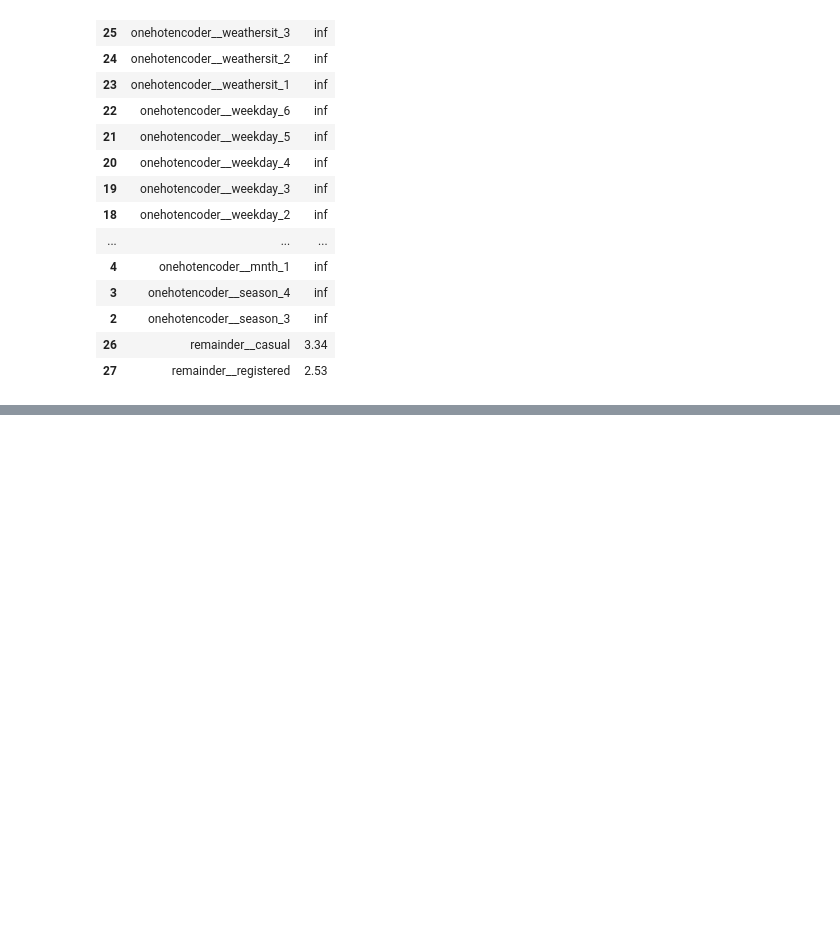
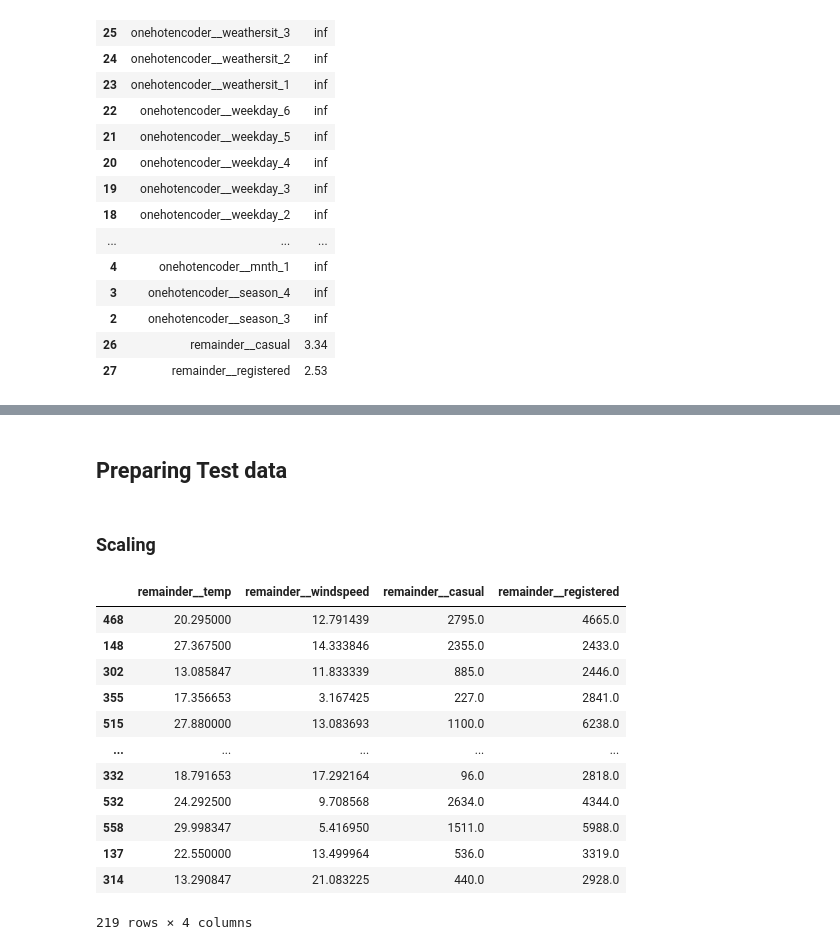
Before and after one commit to hargurjeet/Bike_Sharing_Case_Study, a Jupyter notebook: Bike_Sharing_Case_Study.ipynb, the cells around one changed output, grey strips where cells are left out. Drawn from its saved outputs; the diff is of its cells as text; code cells hidden in the pictures; blank space fills up the shorter version.

```diff
--- a/Bike_Sharing_Case_Study.ipynb
+++ b/Bike_Sharing_Case_Study.ipynb
@@ -614,0 +660,20 @@ vif
+# %% [markdown]
+## Preparing Test data
+# %% [markdown]
+### Scaling
+# %%
+X_test[numberic_variable]
+# %% [output]
+|  | remainder__temp | remainder__windspeed | remainder__casual | remainder__registered |
+| 468 | 20.295000 | 12.791439 | 2795.0 | 4665.0 |
+| 148 | 27.367500 | 14.333846 | 2355.0 | 2433.0 |
+| 302 | 13.085847 | 11.833339 | 885.0 | 2446.0 |
+| 355 | 17.356653 | 3.167425 | 227.0 | 2841.0 |
+| 515 | 27.880000 | 13.083693 | 1100.0 | 6238.0 |
+| ... | ... | ... | ... | ... |
+| 332 | 18.791653 | 17.292164 | 96.0 | 2818.0 |
+| 532 | 24.292500 | 9.708568 | 2634.0 | 4344.0 |
+| 558 | 29.998347 | 5.416950 | 1511.0 | 5988.0 |
+| 137 | 22.550000 | 13.499964 | 536.0 | 3319.0 |
+| 314 | 13.290847 | 21.083225 | 440.0 | 2928.0 |
+219 rows × 4 columns
```
Also changed, not shown: parts of 22 cells of this notebook.
